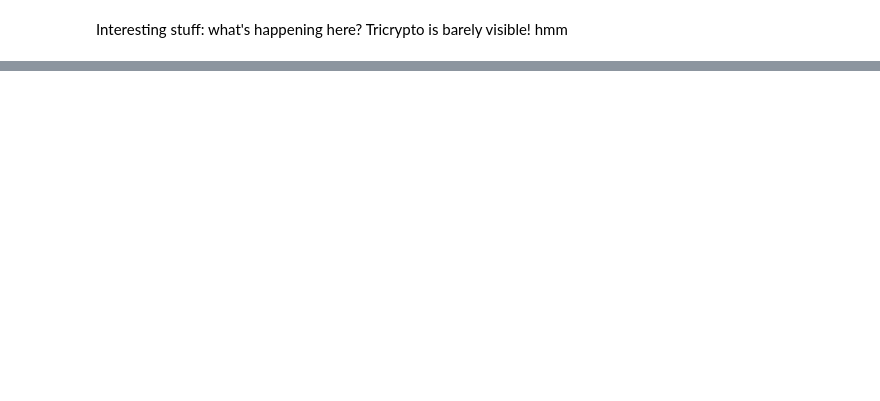
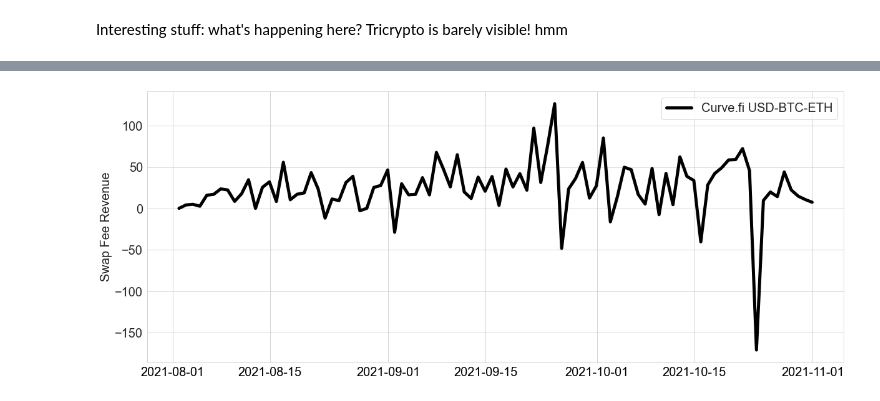
Before and after one commit to bout3fiddy/on-chain-analytics, a Jupyter notebook: notebooks/curve-analysis/curve-pool-simulation/revenue_vs_emissions_analysis.ipynb, the cells around one changed output, grey strips where cells are left out. Saved outputs shown, nothing was run; the diff lists cells and outputs as text; code cells hidden in the pictures; blank space fills up the shorter version.

```diff
--- a/notebooks/curve-analysis/curve-pool-simulation/revenue_vs_emissions_analysis.ipynb
+++ b/notebooks/curve-analysis/curve-pool-simulation/revenue_vs_emissions_analysis.ipynb
@@ -93,0 +98,4 @@ plot_lineplot(tricrypto_data, column='lp_token_virtual_price')
+# %%
+plot_lineplot(tricrypto_data, column='swap_fee_revenue')
+# %% [output]
+[figure, added]
```
Also changed, not shown: parts of 7 cells of this notebook, 1 other file.
